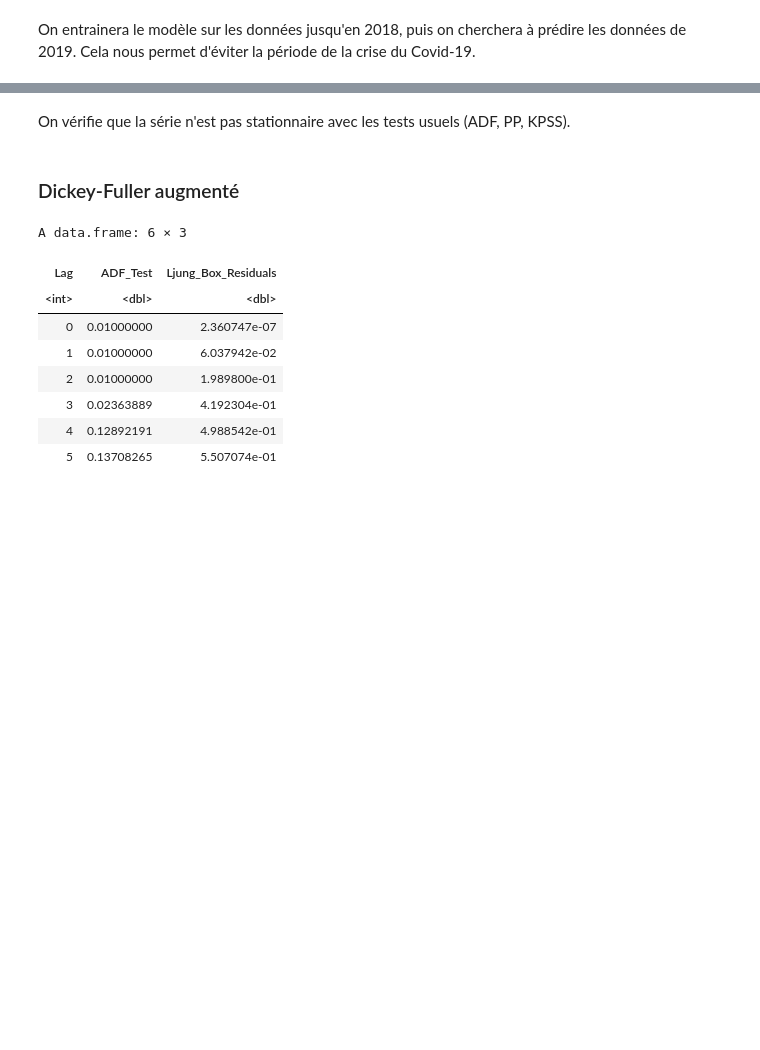
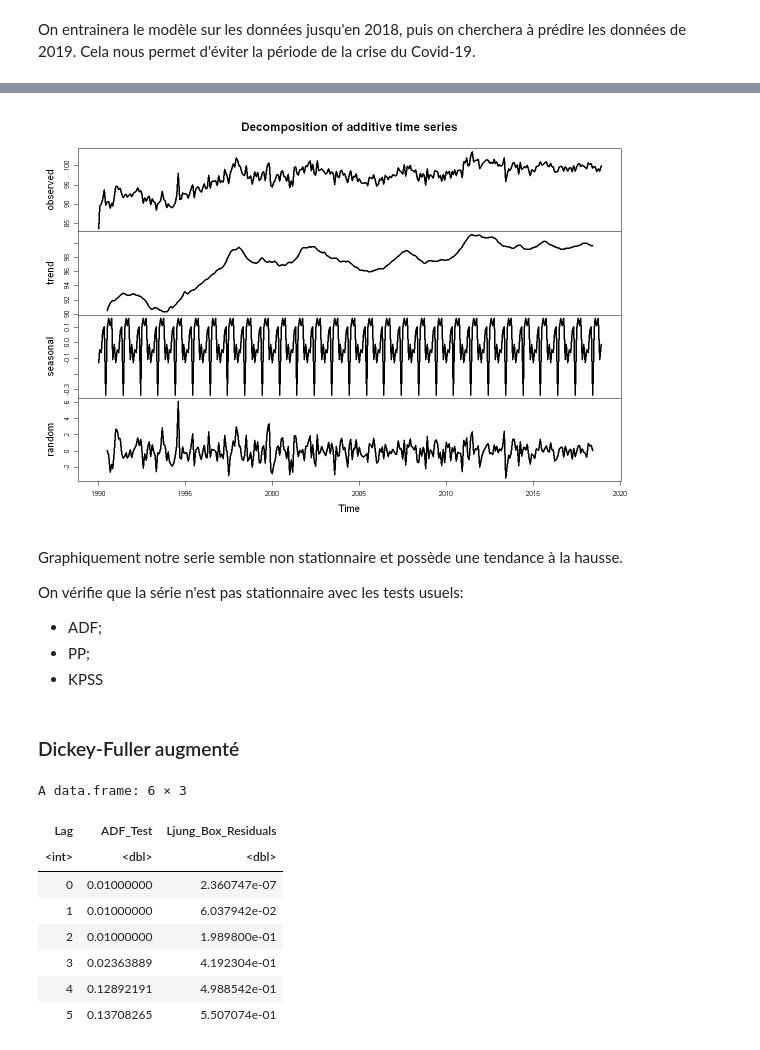
Before and after one commit to kouame1999/Projet_serie-temporelle, a Jupyter notebook: code.ipynb, the cells around one changed output, grey strips where cells are left out. Drawn from its saved outputs; the diff is of its cells as text; code cells hidden in the pictures; blank space fills up the shorter version.

```diff
--- a/code.ipynb
+++ b/code.ipynb
@@ -59,5 +75,15 @@ plot(decompose(serie))
+# %%
+# Ce code permet de visualiser la composition de notre série.
+plot(decompose(serie), col = 1, lwd = 3)
+# %% [output]
+[figure, added]
 # %% [markdown]
-On vérifie que la série n'est pas stationnaire avec les tests usuels (ADF, PP, KPSS).
+Graphiquement notre serie semble non stationnaire et possède une tendance à la hausse.
+
+On vérifie que la série n'est pas stationnaire avec les tests usuels:
+- ADF;
+- PP;
+- KPSS
 # %% [markdown]
 ### Dickey-Fuller augmenté
 # %%
```
Also changed, not shown: parts of 39 cells of this notebook, 3 other files.
